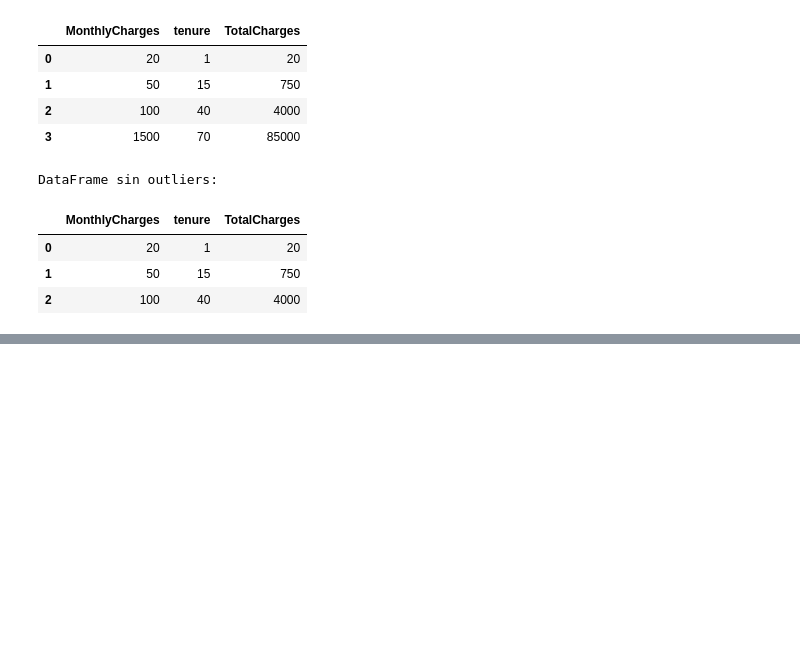
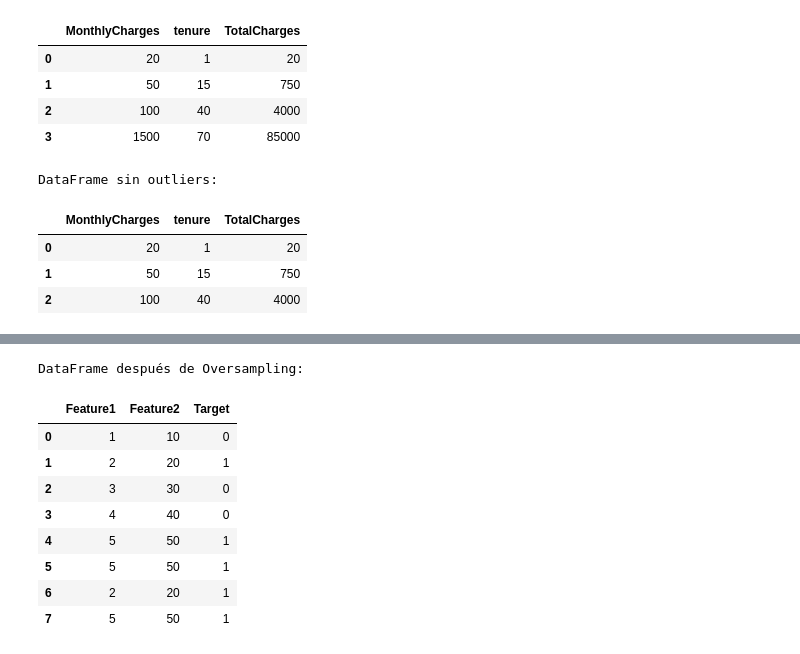
Before and after one commit to DerekSanchez/241117-Telco-Customer-Churn, a Jupyter notebook: notebooks/pipeline_check.ipynb, the cells around one changed output, grey strips where cells are left out. Drawn from its saved outputs; the diff is of its cells as text; code cells hidden in the pictures; blank space fills up the shorter version.

```diff
--- a/notebooks/pipeline_check.ipynb
+++ b/notebooks/pipeline_check.ipynb
@@ -198,0 +341,10 @@ DataFrame sin outliers:
+# %%
+data = {
+    "Feature1": [1, 2, 3, 4, 5],
+    "Feature2": [10, 20, 30, 40, 50],
+    "Target": [0, 1, 0, 0, 1]  # Clase minoritaria
+}
+
+df = pd.DataFrame(data)
+print("Original DataFrame:")
+print(df)
@@ -198,0 +359,22 @@ DataFrame sin outliers:
+# %%
+from src.preprocess import DataAugmentation
+
+# Crear instancia para oversampling
+augmenter_oversample = DataAugmentation(method="oversample", target_col="Target")
+
+# Aplicar Data Augmentation
+augmented_df_oversample = augmenter_oversample.fit_transform(df)
+
+print("\nDataFrame después de Oversampling:")
+display(augmented_df_oversample)
+# %% [output]
+DataFrame después de Oversampling:
+|  | Feature1 | Feature2 | Target |
+| 0 | 1 | 10 | 0 |
+| 1 | 2 | 20 | 1 |
+| 2 | 3 | 30 | 0 |
+| 3 | 4 | 40 | 0 |
+| 4 | 5 | 50 | 1 |
+| 5 | 5 | 50 | 1 |
+| 6 | 2 | 20 | 1 |
+| 7 | 5 | 50 | 1 |
```
Also changed, not shown: parts of 17 cells of this notebook, 2 other files.
